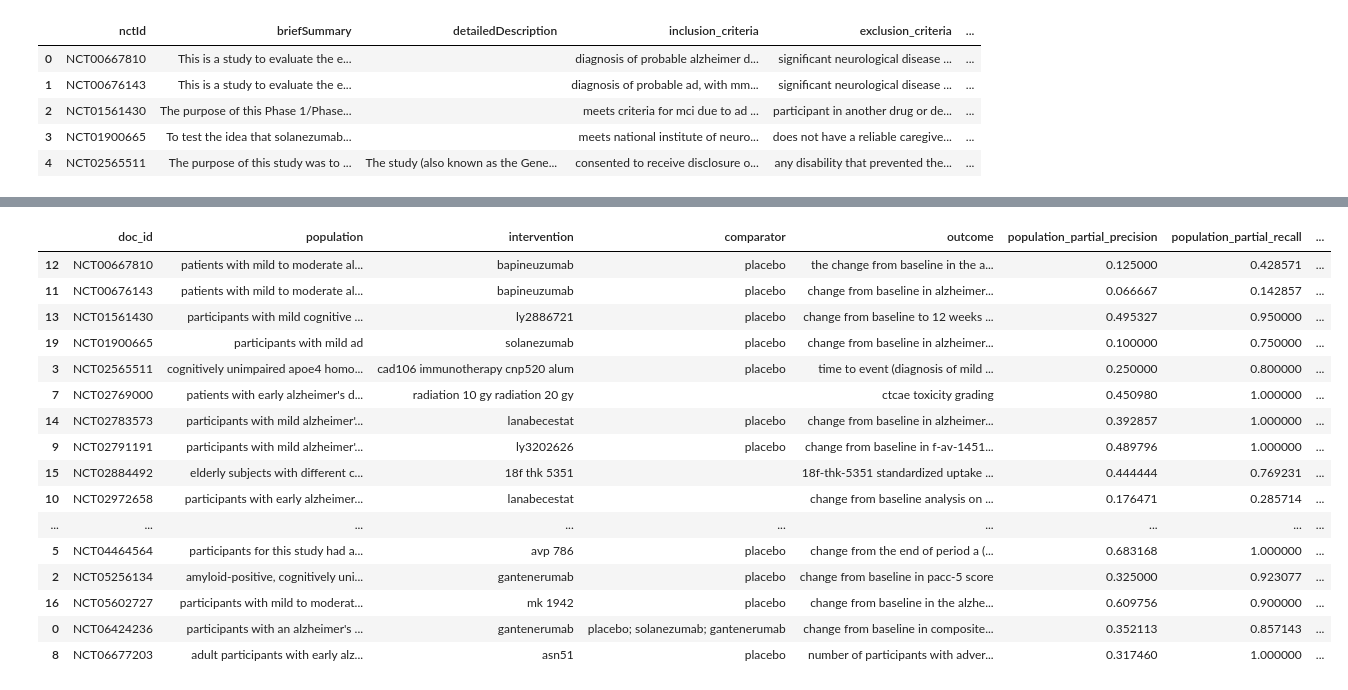
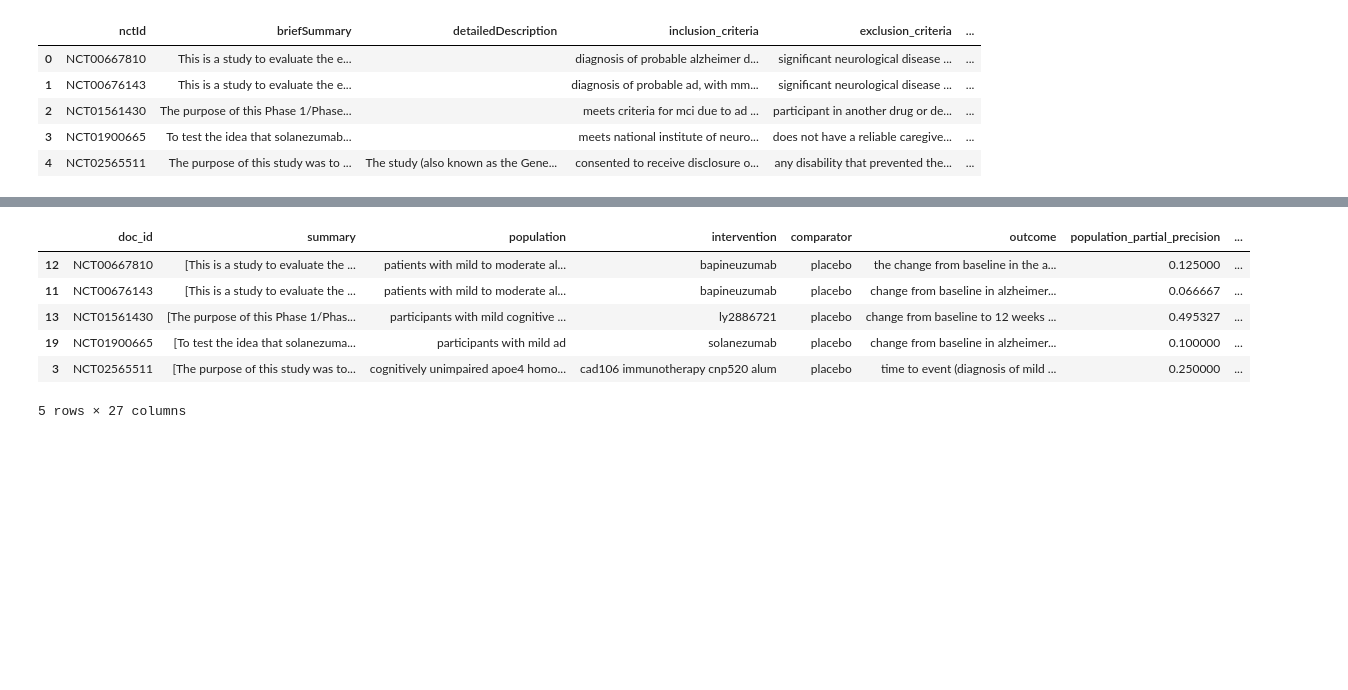
Before and after one commit to ElenJ/biomed-extractor, a Jupyter notebook: app/nlp/demo_inference.ipynb, the cells around one changed output, grey strips where cells are left out. Saved outputs shown, nothing was run; the diff lists cells and outputs as text; code cells hidden in the pictures; blank space fills up the shorter version.

```diff
--- a/app/nlp/demo_inference.ipynb
+++ b/app/nlp/demo_inference.ipynb
@@ -53,3 +54,19 @@ Asking to truncate to max_length but no maximum length is provided and the model
 | 2 | NCT00299988 | The overall goal of this double-b... | Abnormal processing of the beta-a... | 1. diagnosis of probable alzheime... | 1. non-alzheimer dementia.2. acti... | ... |
 | 3 | NCT00334568 | Clinical features in patients wit... |  | meets the national institute of n... | has a history of or suffers from ... | ... |
 | 4 | NCT00362024 | MK0952 is a phosphodiesterase typ... |  | male or females; age \>/= 55 year... | patients must not be living in nu... | ... |
+# %%
+# small overview on results\n",
+import pandas as pd
+# work on copy of results\n",
+ner_res_copy = ner_res.copy()
+# expand table, so that each extracted element is in its own row
+# first, split strings into lists
+ner_res_copy = ner_res_copy.assign(
+   intervention_extracted=ner_res_copy.intervention_extracted.str.split("; "),
+    comparator_extracted=ner_res_copy.comparator_extracted.str.split("; "),
+    outcome_extracted=ner_res_copy.outcome_extracted.str.split(", ")
+)
+# then explode lists into rows\n",
+for col in ['intervention_extracted', 'comparator_extracted', 'outcome_extracted']:
+    ner_res_copy = ner_res_copy.explode(col)
+ner_res_copy.head()
@@ -126,0 +202,10 @@ Loaded 20 records from gold_standard.json
+# %%
+# Evaluate model performance on the gold standard
+pico_cols = ["population", "intervention", "comparator", "outcome"]
+df_gold_with_partial, evaluation_table = evaluate_ner_model_partial_overlap(df_gold,
+                                                                            ner_res_model,
+                                                                            pico_cols,
+                                                                            summary_gold_col='summary',
+                                                                            summary_pred_col='summary',
+                                                                            add_rouge=True)
+print(evaluation_table)
@@ -127,22 +270,10 @@ Loaded 20 records from gold_standard.json
 # %%
-pico_cols = ["population", "intervention", "comparator", "outcome"]
-df_gold_with_partial, evaluation_table = add_partial_overlap_cols(df_gold.copy(), ner_res_model, pico_cols)
-df_gold_with_partial
+df_gold_with_partial.head()
 # %% [output]
-|  | doc_id | population | intervention | comparator | outcome | population_partial_precision | population_partial_recall | ... |
-| 12 | NCT00667810 | patients with mild to moderate al... | bapineuzumab | placebo | the change from baseline in the a... | 0.125000 | 0.428571 | ... |
-| 11 | NCT00676143 | patients with mild to moderate al... | bapineuzumab | placebo | change from baseline in alzheimer... | 0.066667 | 0.142857 | ... |
-| 13 | NCT01561430 | participants with mild cognitive ... | ly2886721 | placebo | change from baseline to 12 weeks ... | 0.495327 | 0.950000 | ... |
-| 19 | NCT01900665 | participants with mild ad | solanezumab | placebo | change from baseline in alzheimer... | 0.100000 | 0.750000 | ... |
-| 3 | NCT02565511 | cognitively unimpaired apoe4 homo... | cad106 immunotherapy cnp520 alum | placebo | time to event (diagnosis of mild ... | 0.250000 | 0.800000 | ... |
-| 7 | NCT02769000 | patients with early alzheimer's d... | radiation 10 gy radiation 20 gy |  | ctcae toxicity grading | 0.450980 | 1.000000 | ... |
-| 14 | NCT02783573 | participants with mild alzheimer'... | lanabecestat | placebo | change from baseline in alzheimer... | 0.392857 | 1.000000 | ... |
-| 9 | NCT02791191 | participants with mild alzheimer'... | ly3202626 | placebo | change from baseline in f-av-1451... | 0.489796 | 1.000000 | ... |
-| 15 | NCT02884492 | elderly subjects with different c... | 18f thk 5351 |  | 18f-thk-5351 standardized uptake ... | 0.444444 | 0.769231 | ... |
-| 10 | NCT02972658 | participants with early alzheimer... | lanabecestat |  | change from baseline analysis on ... | 0.176471 | 0.285714 | ... |
-| ... | ... | ... | ... | ... | ... | ... | ... | ... |
-| 5 | NCT04464564 | participants for this study had a... | avp 786 | placebo | change from the end of period a (... | 0.683168 | 1.000000 | ... |
-| 2 | NCT05256134 | amyloid-positive, cognitively uni... | gantenerumab | placebo | change from baseline in pacc-5 score | 0.325000 | 0.923077 | ... |
-| 16 | NCT05602727 | participants with mild to moderat... | mk 1942 | placebo | change from baseline in the alzhe... | 0.609756 | 0.900000 | ... |
-| 0 | NCT06424236 | participants with an alzheimer's ... | gantenerumab | placebo; solanezumab; gantenerumab | change from baseline in composite... | 0.352113 | 0.857143 | ... |
-| 8 | NCT06677203 | adult participants with early alz... | asn51 | placebo | number of participants with adver... | 0.317460 | 1.000000 | ... |
+|  | doc_id | summary | population | intervention | comparator | outcome | population_partial_precision | ... |
+| 12 | NCT00667810 | [This is a study to evaluate the ... | patients with mild to moderate al... | bapineuzumab | placebo | the change from baseline in the a... | 0.125000 | ... |
+| 11 | NCT00676143 | [This is a study to evaluate the ... | patients with mild to moderate al... | bapineuzumab | placebo | change from baseline in alzheimer... | 0.066667 | ... |
+| 13 | NCT01561430 | [The purpose of this Phase 1/Phas... | participants with mild cognitive ... | ly2886721 | placebo | change from baseline to 12 weeks ... | 0.495327 | ... |
+| 19 | NCT01900665 | [To test the idea that solanezuma... | participants with mild ad | solanezumab | placebo | change from baseline in alzheimer... | 0.100000 | ... |
+| 3 | NCT02565511 | [The purpose of this study was to... | cognitively unimpaired apoe4 homo... | cad106 immunotherapy cnp520 alum | placebo | time to event (diagnosis of mild ... | 0.250000 | ... |
+5 rows × 27 columns
```
Also changed, not shown: parts of 12 cells of this notebook, 1 other file.
